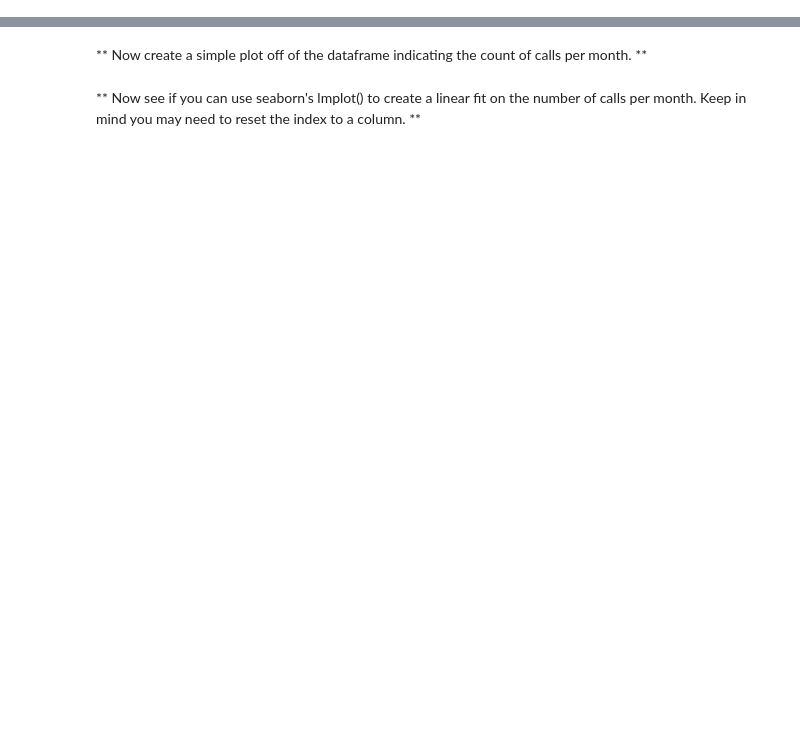
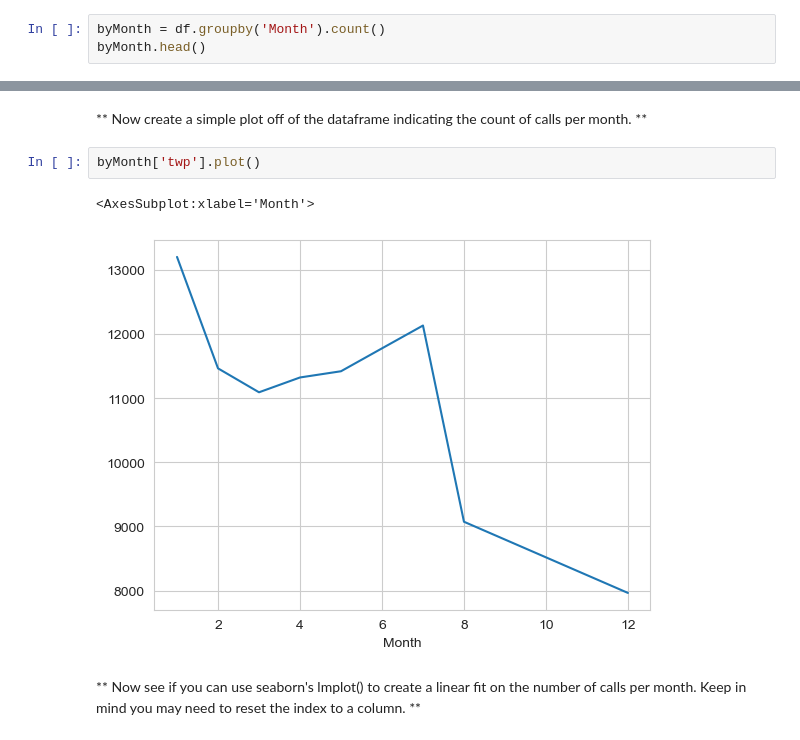
Before and after one commit to NahuelCl/911Calls_analysis, a Jupyter notebook: 01-911 Calls Data Analysis Poject.ipynb, the cells around one changed output, grey strips where cells are left out. Drawn from its saved outputs; the diff is of its cells as text; blank space fills up the shorter version.

```diff
--- a/01-911 Calls Data Analysis Poject.ipynb
+++ b/01-911 Calls Data Analysis Poject.ipynb
@@ -215,3 +216,6 @@ _____
 ** You should have noticed it was missing some Months, let's see if we can maybe fill in this information by plotting the information in another way, possibly a simple line plot that fills in the missing months, in order to do this, we'll need to do some work with pandas... **
 # %% [markdown]
 ** Now create a gropuby object called byMonth, where you group the DataFrame by the month column and use the count() method for aggregation. Use the head() method on this returned DataFrame. **
+# %%
+byMonth = df.groupby('Month').count()
+byMonth.head()
@@ -218,4 +230,9 @@ _____
 # %% [markdown]
 ** Now create a simple plot off of the dataframe indicating the count of calls per month. **
+# %%
+byMonth['twp'].plot()
+# %% [output]
+<AxesSubplot:xlabel='Month'>
+[figure, added]
 # %% [markdown]
 ** Now see if you can use seaborn's lmplot() to create a linear fit on the number of calls per month. Keep in mind you may need to reset the index to a column. **
```
Also changed, not shown: parts of 14 cells of this notebook.
